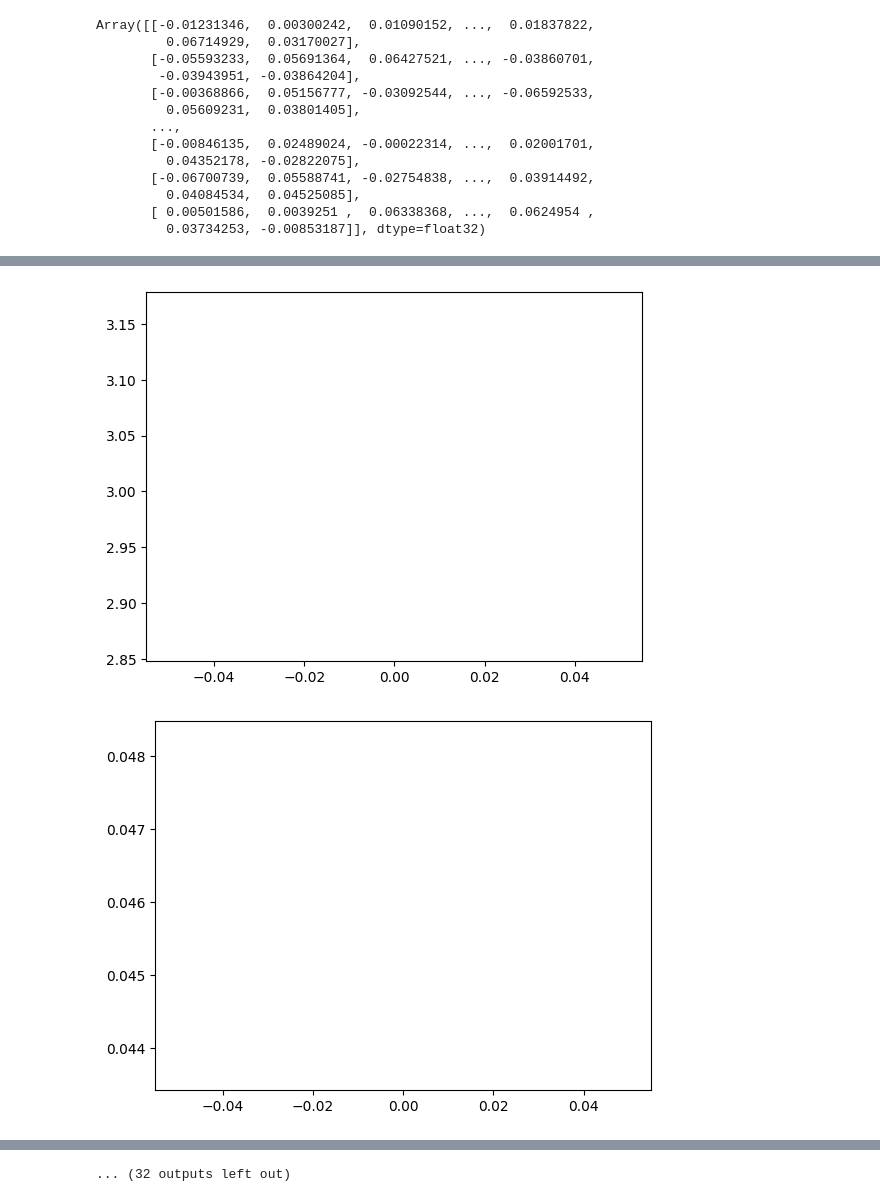
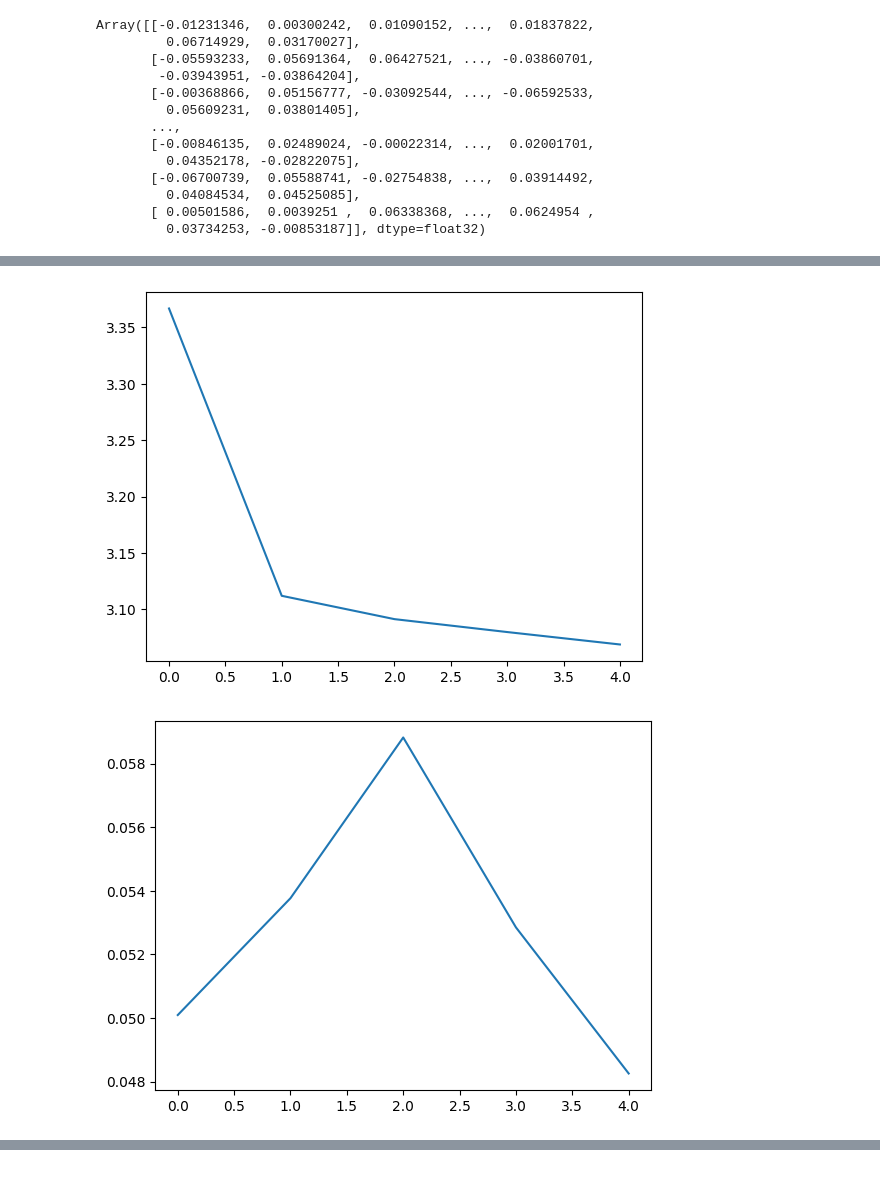
Before and after one commit to ncas-tum/ELEANOR, a Jupyter notebook: polloop.ipynb, the cells around one changed output, grey strips where cells are left out. Cells and saved outputs as stored; diff of their text form; code cells hidden in the pictures.

```diff
--- a/polloop.ipynb
+++ b/polloop.ipynb
@@ -303,6 +299,7 @@ from spyx.axn import superspike
 from spyx.loaders import SHD_loader
 # %%
 _spike_fn = superspike(k=100)
+
 
 class CUBALIF(eqx.Module):
     hidden_size: int = eqx.field(static=True)
@@ -333,6 +330,7 @@ class CUBALIF(eqx.Module):
 
         return out
 
+
 class Network(eqx.Module):
     layer1: CUBALIF
     linear1: eqx.nn.Linear
@@ -345,7 +343,9 @@ class Network(eqx.Module):
         self.layer1 = CUBALIF(hidden_size, alpha, beta)
         self.linear1 = eqx.nn.Linear(in_size, hidden_size, use_bias=False, key=key1)
 
-        self.layer2 = FeLIF(out_size, spike_fn=_spike_fn, dt=1e-3, stepFull=False, key=None)
+        self.layer2 = FeLIF(
+            out_size, spike_fn=_spike_fn, dt=1e-3, stepFull=False, key=None
+        )
         self.linear2 = eqx.nn.Linear(hidden_size, out_size, key=key2)
 
         # get_weights = lambda m: m.weight
@@ -356,8 +356,8 @@ class Network(eqx.Module):
         x1 = jax.vmap(self.linear1)(input_)
         s1 = self.layer1(x1)
 
-        x2 = jax.vmap(self.linear2)(s1)
-        s2, charge, v2, _ = self.layer2(x2*1000)
+        x2 = jax.vmap(self.linear2)(s1 * 1000)
+        s2, charge, v2, _ = self.layer2(x2)
 
         return s2, (s1, charge)
 # %%
@@ -381,6 +381,7 @@ shd_dl = SHD_loader(batch_size, nb_steps, nb_inputs, 0.2)
 def accuracy_fn(output, y):
     predicted_class = jnp.argmax(jnp.sum(output, axis=1), axis=1)
     return jnp.mean(predicted_class == y)
+
 
 @eqx.filter_value_and_grad
 def compute_loss(model, x, y):
@@ -393,12 +394,13 @@ def compute_loss(model, x, y):
 
     # reg_loss1 = 2e-6*jnp.mean(jnp.abs(jnp.sum(spks,axis=1).ravel()-4.0))
     # reg_loss2 = 2e-6*jnp.mean((jnp.sum(spks,axis=1).ravel()-4.0)**2)
+    reg_loss1 = 2e-2 * jnp.mean(jax.nn.relu(20 - jnp.sum(pred_y, axis=(1, 2))) ** 2)
 
     m = jnp.max(pred_y, axis=1)  # Sum over time
     # Here we combine supervised loss and the regularizer
     loss_val = (
         optax.softmax_cross_entropy(m, jax.nn.one_hot(y, nb_outputs)).mean()
-        # + reg_loss1
+        + reg_loss1
         # + reg_loss2
     )
 
@@ -473,7 +476,7 @@ plt.show()
 total_loss = []
 total_accuracy = []
 
-for epoch in range(nb_epochs):
+for epoch in range(5):
     epoch_key = jax.random.fold_in(rngkey, nb_epochs)
     x_train, y_train = shd_dl.train_epoch(epoch_key)
     (model, opt_state), loss = jax.lax.scan(
@@ -490,15 +493,15 @@ for epoch in range(nb_epochs):
         % (epoch + 1, jnp.mean(loss), jnp.mean(accuracy))
     )
 
-    if epoch % 10 == 0:
-        # eqx.tree_serialise_leaves("shd.eqx", model)
-        plt.figure()
-        plt.plot(total_loss)
-        plt.savefig("loss_polloop.png")
+    # if epoch % 10 == 0:
+    #     # eqx.tree_serialise_leaves("shd.eqx", model)
+    #     plt.figure()
+    #     plt.plot(total_loss)
+    #     plt.savefig("loss_polloop.png")
 
-        plt.figure()
-        plt.plot(total_accuracy)
-        plt.savefig("accuracy_polloop.png")
+    #     plt.figure()
+    #     plt.plot(total_accuracy)
+    #     plt.savefig("accuracy_polloop.png")
 
 plt.figure()
 plt.plot(total_loss)
@@ -545,2 +519,2 @@ Epoch 200: loss=2.69217 accuracy=0.36673
-[figure, old version]
+[figure, new version]
-[figure, old version]
+[figure, new version]
@@ -555 +520,0 @@ Epoch 200: loss=2.69217 accuracy=0.36673
-... (32 outputs left out)
```
Also changed, not shown: parts of 7 cells of this notebook, 27 other files.
